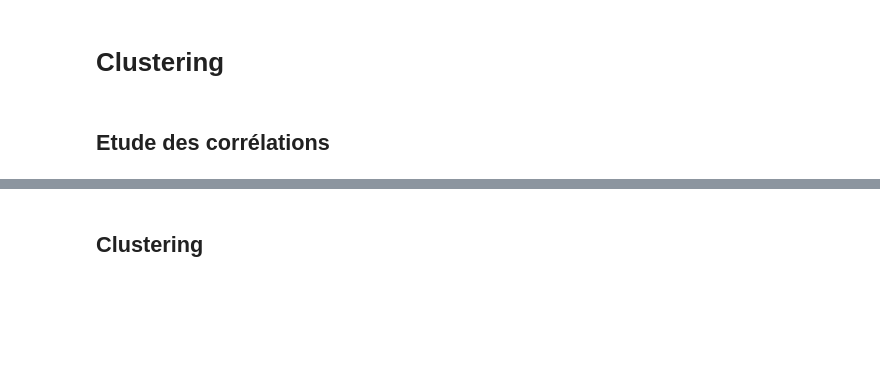
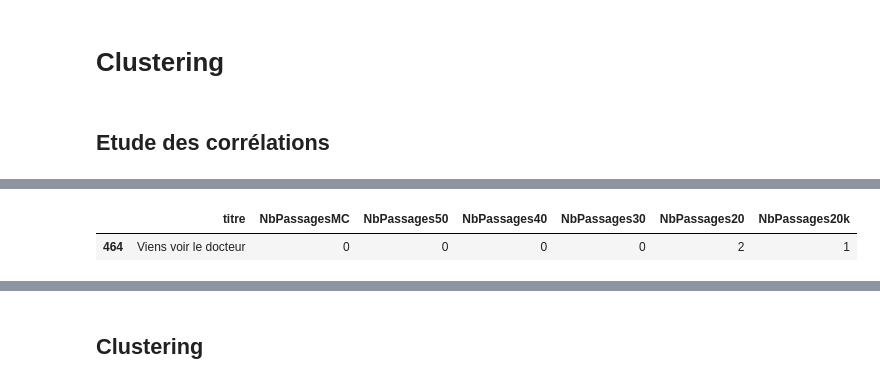
Before and after one commit to ThomasCosyn/code, a Jupyter notebook: ML/clustering.ipynb, the cells around one changed output, grey strips where cells are left out. Cells and saved outputs as stored; diff of their text form; code cells hidden in the pictures; blank space fills up the shorter version.

```diff
--- a/ML/clustering.ipynb
+++ b/ML/clustering.ipynb
@@ -32,3 +32,8 @@ df
+# %%
+df[df["titre"] == "Viens voir le docteur"]
+# %% [output]
+|  | titre | NbPassagesMC | NbPassages50 | NbPassages40 | NbPassages30 | NbPassages20 | NbPassages20k |
+| 464 | Viens voir le docteur | 0 | 0 | 0 | 0 | 2 | 1 |
 # %%
 corr_matrix = df.corr(method='pearson')
 plt.figure(figsize=(8, 6))
```
Also changed, not shown: parts of 13 cells of this notebook, 6 other files.
